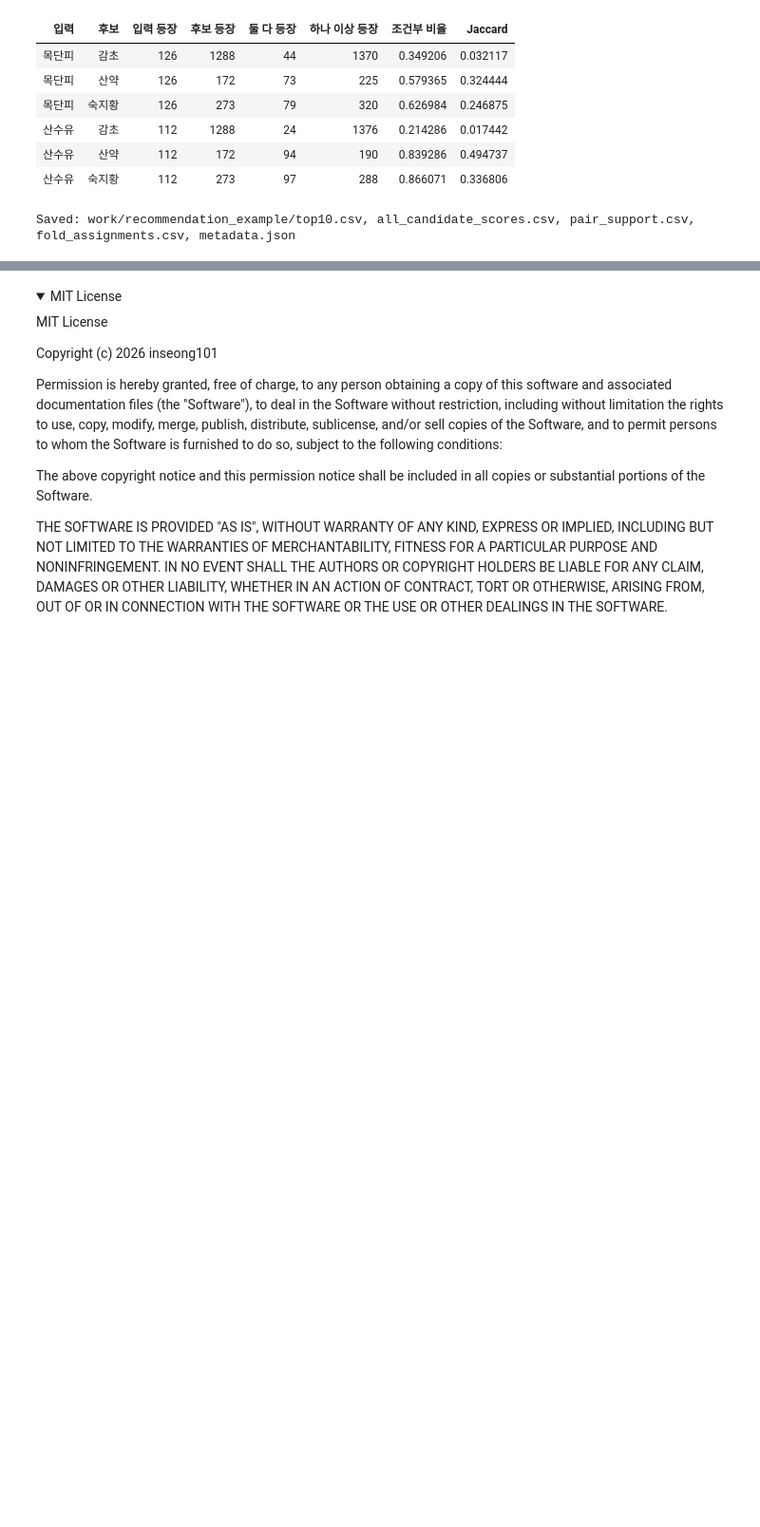
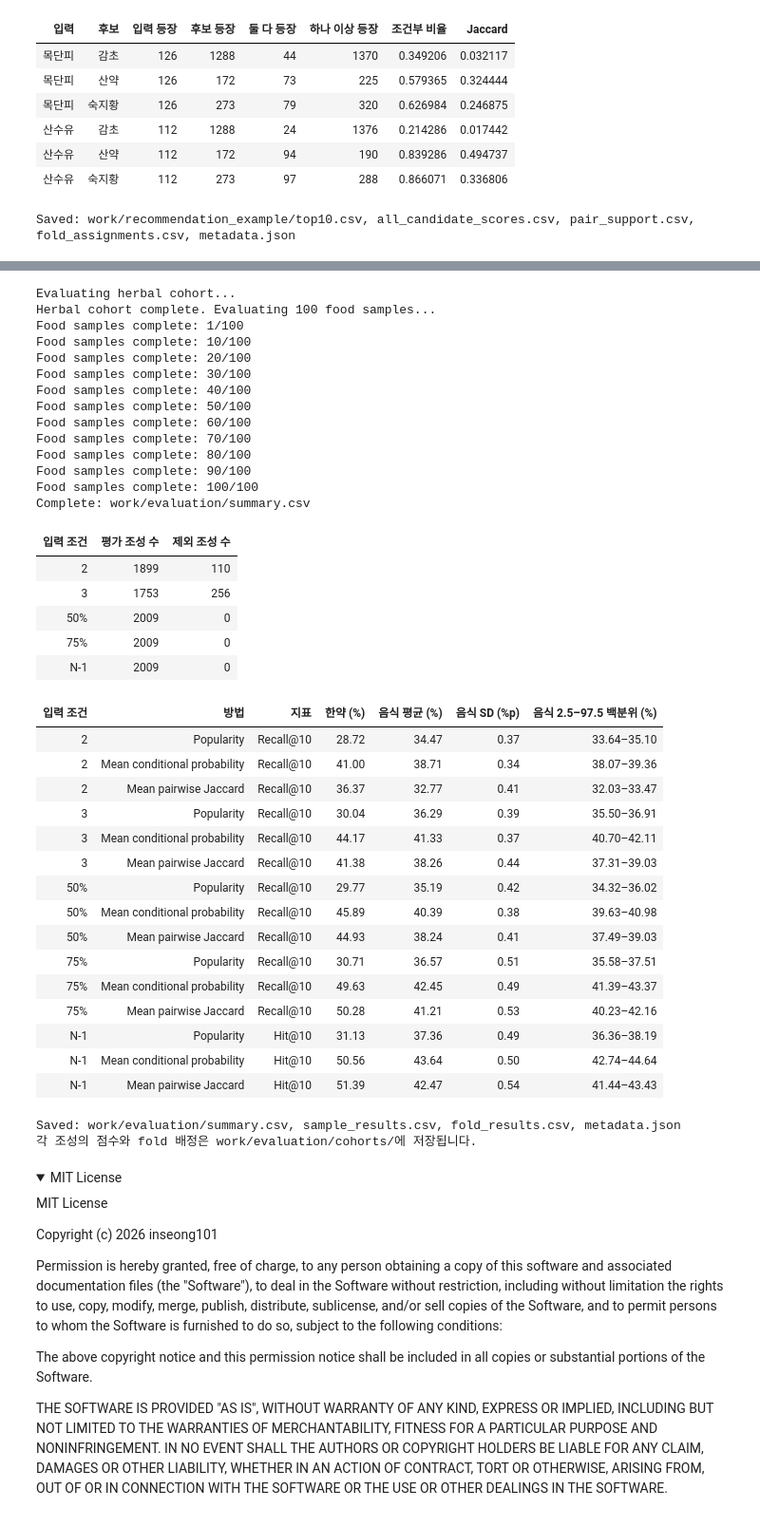
Before and after one commit to inseong101/HerbalFormulaCompletion, a Jupyter notebook: Colab.ipynb, the cells around one changed output, grey strips where cells are left out. Shown at 95% size. Cells and saved outputs as stored; diff of their text form; code cells hidden in the pictures; folded sections open; blank space fills up the shorter version.

Commit message:
Evaluate herbal and 100 matched food cohorts reproducibly in Colab

```diff
--- a/Colab.ipynb
+++ b/Colab.ipynb
@@ -418,3 +428,62 @@ Saved: work/recommendation_example/top10.csv, all_candidate_scores.csv, pair_sup
+# %%
+subprocess.run([sys.executable, "-u", str(fresh / "run.py"), "--evaluate-only", "--workers", "2"], check=True)
+evaluation_dir = fresh / "work/evaluation"
+summary = pipeline.read_rows(evaluation_dir / "summary.csv")
+metadata = json.loads((evaluation_dir / "metadata.json").read_text())
+assert metadata["status"] == "complete" and metadata["evaluated_cohorts"] == 101
+labels = {"popularity": "Popularity", "mean_conditional": "Mean conditional probability", "mean_jaccard": "Mean pairwise Jaccard"}
+show_table(["입력 조건", "평가 조성 수", "제외 조성 수"], [
+    [r["condition"], r["eligible_unique_per_cohort"], r["excluded_unique_per_cohort"]]
+    for r in summary if r["method"] == "popularity"
+])
+show_table(["입력 조건", "방법", "지표", "한약 (%)", "음식 평균 (%)", "음식 SD (%p)", "음식 2.5–97.5 백분위 (%)"], [
+    [r["condition"], labels[r["method"]], r["metric"],
+     f'{100*float(r["herbal_performance"]):.2f}', f'{100*float(r["food_mean"]):.2f}',
+     f'{100*float(r["food_sd"]):.2f}',
+     f'{100*float(r["food_p2_5"]):.2f}–{100*float(r["food_p97_5"]):.2f}'] for r in summary
+])
+shutil.copytree(evaluation_dir, repo / "work/evaluation", dirs_exist_ok=True)
+print("Saved: work/evaluation/summary.csv, sample_results.csv, fold_results.csv, metadata.json")
+print("각 조성의 점수와 fold 배정은 work/evaluation/cohorts/에 저장됩니다.")
+# %% [output]
+Evaluating herbal cohort...
+Herbal cohort complete. Evaluating 100 food samples...
+Food samples complete: 1/100
+Food samples complete: 10/100
+Food samples complete: 20/100
+Food samples complete: 30/100
+Food samples complete: 40/100
+Food samples complete: 50/100
+Food samples complete: 60/100
+Food samples complete: 70/100
+Food samples complete: 80/100
+Food samples complete: 90/100
+Food samples complete: 100/100
+Complete: work/evaluation/summary.csv
+| 입력 조건 | 평가 조성 수 | 제외 조성 수 |
+| 2 | 1899 | 110 |
+| 3 | 1753 | 256 |
+| 50% | 2009 | 0 |
+| 75% | 2009 | 0 |
+| N-1 | 2009 | 0 |
+| 입력 조건 | 방법 | 지표 | 한약 (%) | 음식 평균 (%) | 음식 SD (%p) | 음식 2.5–97.5 백분위 (%) |
+| 2 | Popularity | Recall@10 | 28.72 | 34.47 | 0.37 | 33.64–35.10 |
+| 2 | Mean conditional probability | Recall@10 | 41.00 | 38.71 | 0.34 | 38.07–39.36 |
+| 2 | Mean pairwise Jaccard | Recall@10 | 36.37 | 32.77 | 0.41 | 32.03–33.47 |
+| 3 | Popularity | Recall@10 | 30.04 | 36.29 | 0.39 | 35.50–36.91 |
+| 3 | Mean conditional probability | Recall@10 | 44.17 | 41.33 | 0.37 | 40.70–42.11 |
+| 3 | Mean pairwise Jaccard | Recall@10 | 41.38 | 38.26 | 0.44 | 37.31–39.03 |
+| 50% | Popularity | Recall@10 | 29.77 | 35.19 | 0.42 | 34.32–36.02 |
+| 50% | Mean conditional probability | Recall@10 | 45.89 | 40.39 | 0.38 | 39.63–40.98 |
+| 50% | Mean pairwise Jaccard | Recall@10 | 44.93 | 38.24 | 0.41 | 37.49–39.03 |
+| 75% | Popularity | Recall@10 | 30.71 | 36.57 | 0.51 | 35.58–37.51 |
+| 75% | Mean conditional probability | Recall@10 | 49.63 | 42.45 | 0.49 | 41.39–43.37 |
+| 75% | Mean pairwise Jaccard | Recall@10 | 50.28 | 41.21 | 0.53 | 40.23–42.16 |
+| N-1 | Popularity | Hit@10 | 31.13 | 37.36 | 0.49 | 36.36–38.19 |
+| N-1 | Mean conditional probability | Hit@10 | 50.56 | 43.64 | 0.50 | 42.74–44.64 |
+| N-1 | Mean pairwise Jaccard | Hit@10 | 51.39 | 42.47 | 0.54 | 41.44–43.43 |
+Saved: work/evaluation/summary.csv, sample_results.csv, fold_results.csv, metadata.json
+각 조성의 점수와 fold 배정은 work/evaluation/cohorts/에 저장됩니다.
 # %% [markdown]
 <details><summary>MIT License</summary>
 
```
Also changed, not shown: parts of 3 cells of this notebook, 1 other file.
